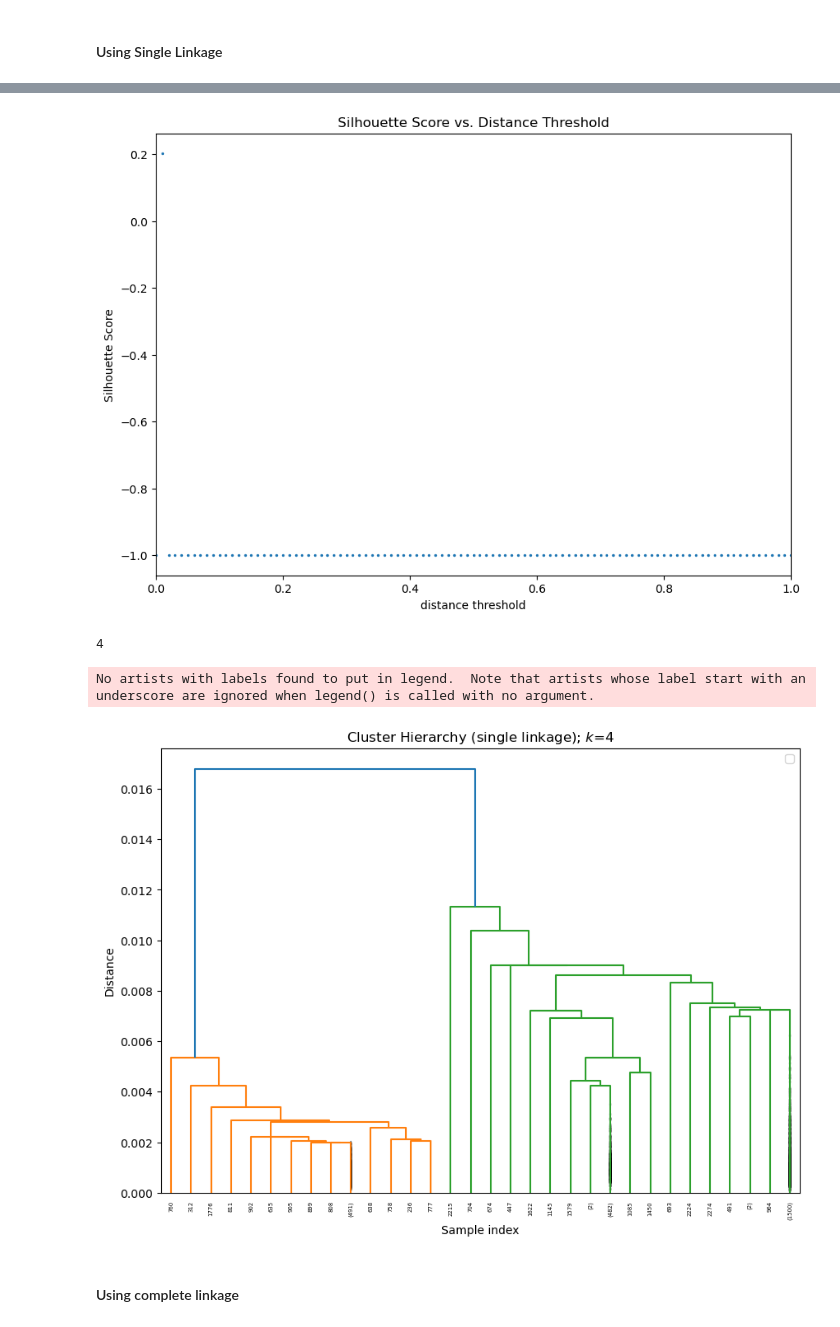
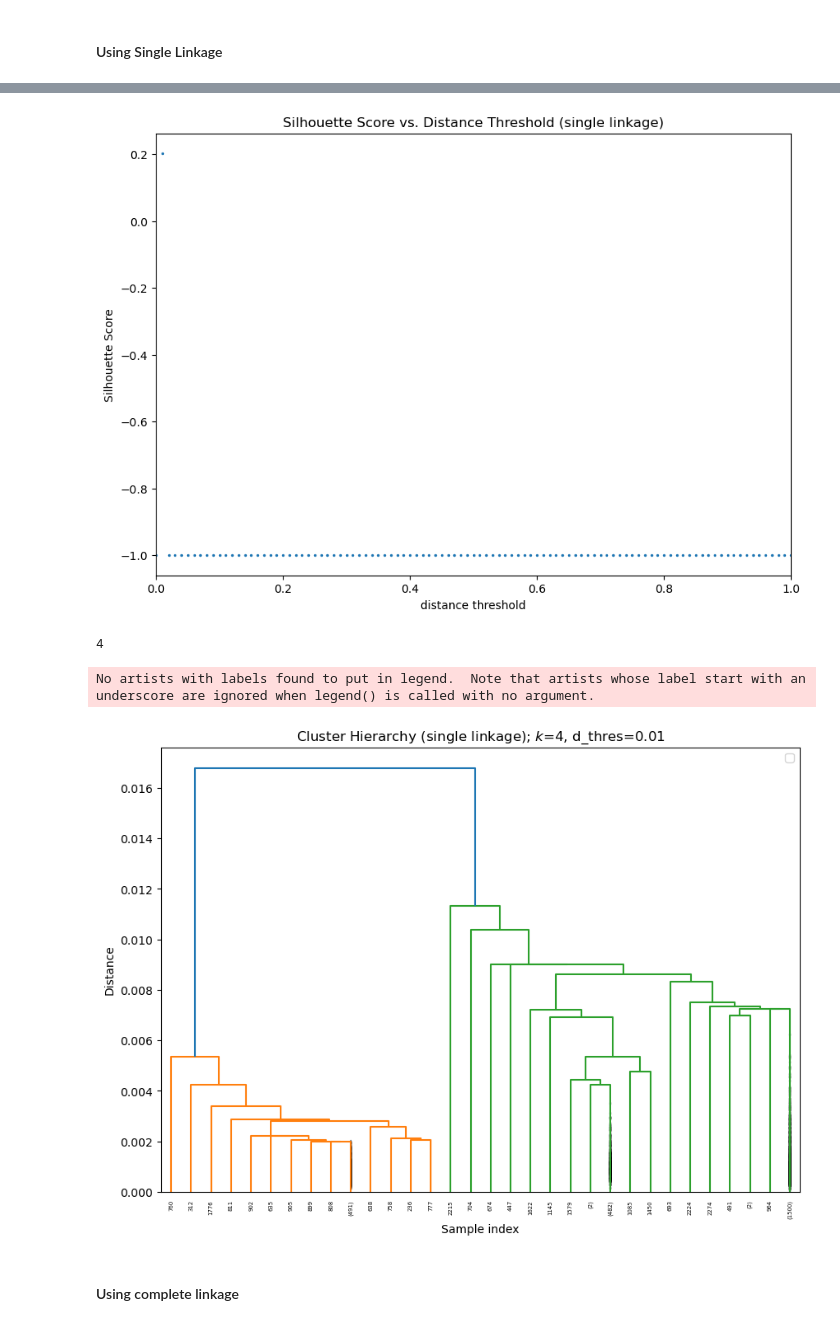
Before and after one commit to 0xArsi/snp-clustering, a Jupyter notebook: notebooks/snp_clustering.ipynb, the cells around one changed output, grey strips where cells are left out. Cells and saved outputs as stored; diff of their text form; code cells hidden in the pictures.

```diff
--- a/notebooks/snp_clustering.ipynb
+++ b/notebooks/snp_clustering.ipynb
@@ -322,10 +322,10 @@ num_pops, num_subpops
 # %% [markdown]
 ### Hierarchical Clustering
 # %%
-def plt_dendrogram(hier_instance, Z, method_name, p=6, truncate_mode='level', show_contracted=True, fs=5):
+def plt_dendrogram(hier_instance, distance_threshold, Z, method_name, p=6, truncate_mode='level', show_contracted=True, fs=5):
     plt.figure(figsize=(10, 7))
     dendrogram(Z, p=p, truncate_mode=truncate_mode, show_contracted=show_contracted)
-    plt.title(f'Cluster Hierarchy ({method_name} linkage); $k$={hier_instance.n_clusters_}')
+    plt.title(f'Cluster Hierarchy ({method_name} linkage); $k$={hier_instance.n_clusters_}, d_thres={distance_threshold}')
     plt.xlabel('Sample index')
     plt.ylabel('Distance')
     plt.xticks(fontsize=fs, rotation=90)
@@ -349,13 +349,13 @@ def tune_hier(linkage='ward', dt_low=0, dt_high=1, inc=0.02):
     hier_best.fit(X)
     print ("done")
     print (f"optimal k: {hier_best.n_clusters_}; optimal distance threshold: {optimal_dt}; silhouette score: {silhouette_score(X, hier_best.labels_)}")
-    return hier_best, sil_scores_tune
+    return hier_best, sil_scores_tune, optimal_dt
 
-def plt_sil_scores(sil_scores, inc=0.01, s=2):
+def plt_sil_scores(method_name, sil_scores, inc=0.01, s=2):
     inc = 0.01
     xt = np.arange(0, 1 + inc, inc)
     plt.figure(figsize=(10,7))
-    plt.title("Silhouette Score vs. Distance Threshold")
+    plt.title(f"Silhouette Score vs. Distance Threshold ({method_name} linkage)")
     plt.xlabel("distance threshold")
     plt.ylabel("Silhouette Score")
     plt.xlim([0, 1])
@@ -424,7 +424,7 @@ No artists with labels found to put in legend.  Note that artists whose label st
 #### Using Single Linkage
 # %%
 #this linkage does not even work, it just puts everything into one cluster unless distance threshold is super super small
-hier_single, sil_scores_single = tune_hier(linkage='single', dt_low=0, dt_high=1, inc=0.01)
+hier_single, sil_scores_single, optimal_dt_single = tune_hier(linkage='single', dt_low=0, dt_high=1, inc=0.01)
 # %% [output]
 cannot compute silhouette score, determined number of clusters is too small/big. Consider increasing distance threshold
 cannot compute silhouette score, determined number of clusters is too small/big. Consider increasing distance threshold
@@ -444,9 +444,9 @@ cannot compute silhouette score, determined number of clusters is too small/big.
 done
 optimal k: 4; optimal distance threshold: 0.01; silhouette score: 0.2025275386071782
 # %%
-plt_sil_scores(sil_scores_single, inc=0.01, s=2)
+plt_sil_scores('single', sil_scores_single, inc=0.01, s=2)
 # %% [output]
-[figure, old version]
+[figure, new version]
 # %%
 hier_single.n_clusters_
 # %% [output]
@@ -454,10 +454,10 @@ hier_single.n_clusters_
 # %%
 Z_single = linkage(X, 'single')
 # %%
-plt_dendrogram(hier_single, Z_single, 'single', p=10, truncate_mode='level', show_contracted=True)
+plt_dendrogram(hier_single, optimal_dt_single, Z_single, 'single', p=10, truncate_mode='level', show_contracted=True)
 # %% [output]
 No artists with labels found to put in legend.  Note that artists whose label start with an underscore are ignored when legend() is called with no argument.
-[figure, old version]
+[figure, new version]
 # %% [markdown]
 #### Using complete linkage
 # %%
```
Also changed, not shown: parts of 15 cells of this notebook.
